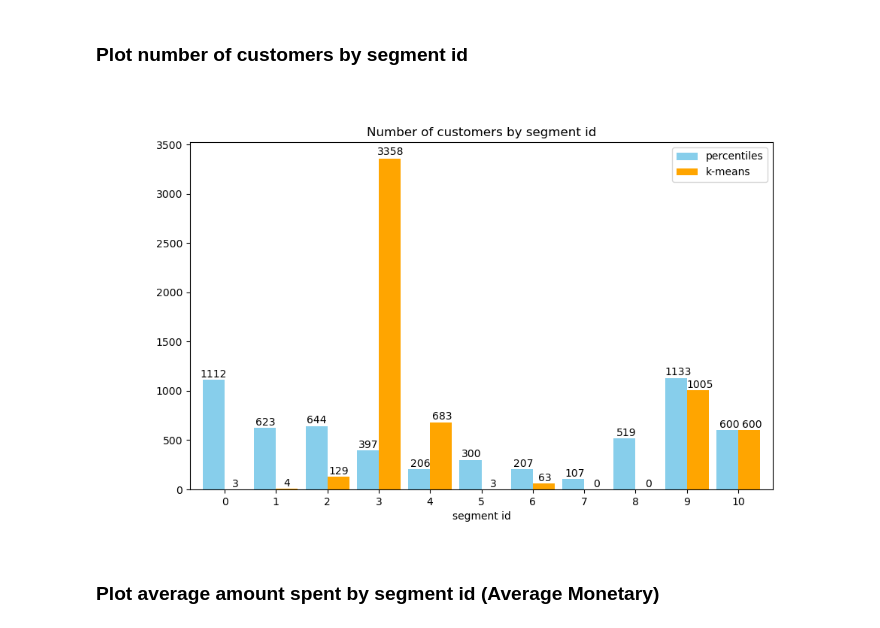
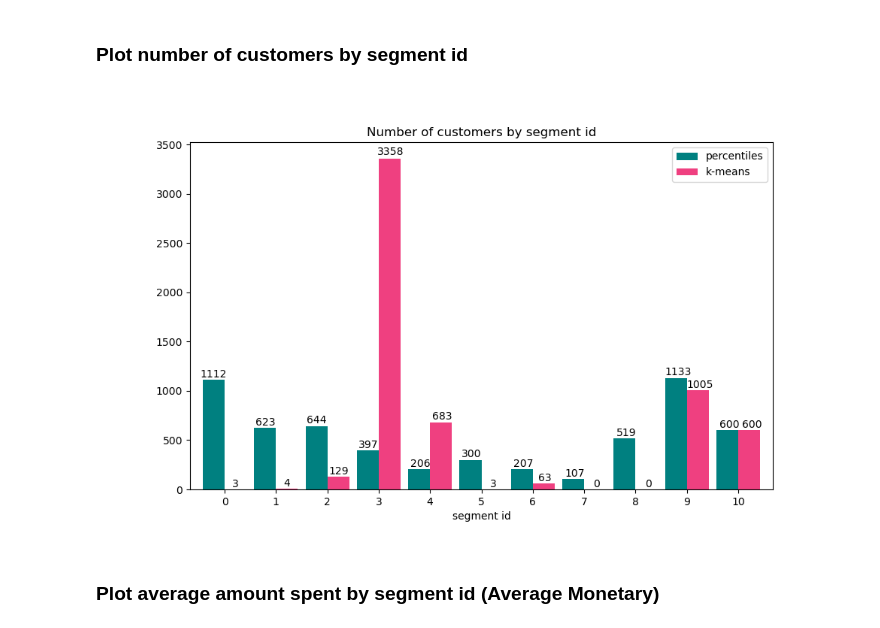
Before and after one commit to ArgyroMp/msc-thesis, a Jupyter notebook: Notebooks/04. comparison_03a_vs_03b.ipynb, the cells around one changed output. Drawn from its saved outputs; the diff is of its cells as text; code cells hidden in the pictures.

```diff
--- a/Notebooks/04. comparison_03a_vs_03b.ipynb
+++ b/Notebooks/04. comparison_03a_vs_03b.ipynb
@@ -186,32 +186,32 @@ scatter_2segments_3d(rfm_sc_perc, rfm_sc_km, 'tab20')
 # %%
 # Group by 'segment id' and count unique Customer IDs in both DataFrames
 customer_counts_perc = rfm_sc_perc.groupby('segment id')['Customer ID'].nunique()
 customer_counts_km = rfm_sc_km.groupby('segment id')['Customer ID'].nunique()
 
 # Combine both into a single DataFrame for comparison
 comparison_df = pd.DataFrame({
     'percentiles': customer_counts_perc,
     'k-means': customer_counts_km
 }).fillna(0)  # Filling NaN with 0 in case some segment ids don't appear in both DataFrames
 
 # Plotting the grouped bar chart
-ax = comparison_df.plot(kind='bar', figsize=(10, 6), color=['skyblue', 'orange'], width=0.85)
+ax = comparison_df.plot(kind='bar', figsize=(10, 6), color=['#008080', '#ef4080'], width=0.85)
 
 # Adding labels and title
 plt.title('Number of customers by segment id')
 plt.xlabel('segment id')
 plt.xticks(rotation=0)
 plt.legend()
 
 # Adding the value labels on top of each bar
 for p in ax.patches:
     ax.annotate(f'{p.get_height():.0f}', (p.get_x() * 1.005 + p.get_width() / 2, p.get_height() * 1.005),
                 ha='center', va='bottom')
 
 # Display the plot
 plt.show()
 # %% [output]
-[figure, old version]
+[figure, new version]
 # %% [markdown]
 ### Plot average amount spent by segment id (Average Monetary)
 # %%
```
Also changed, not shown: parts of 7 cells of this notebook.
